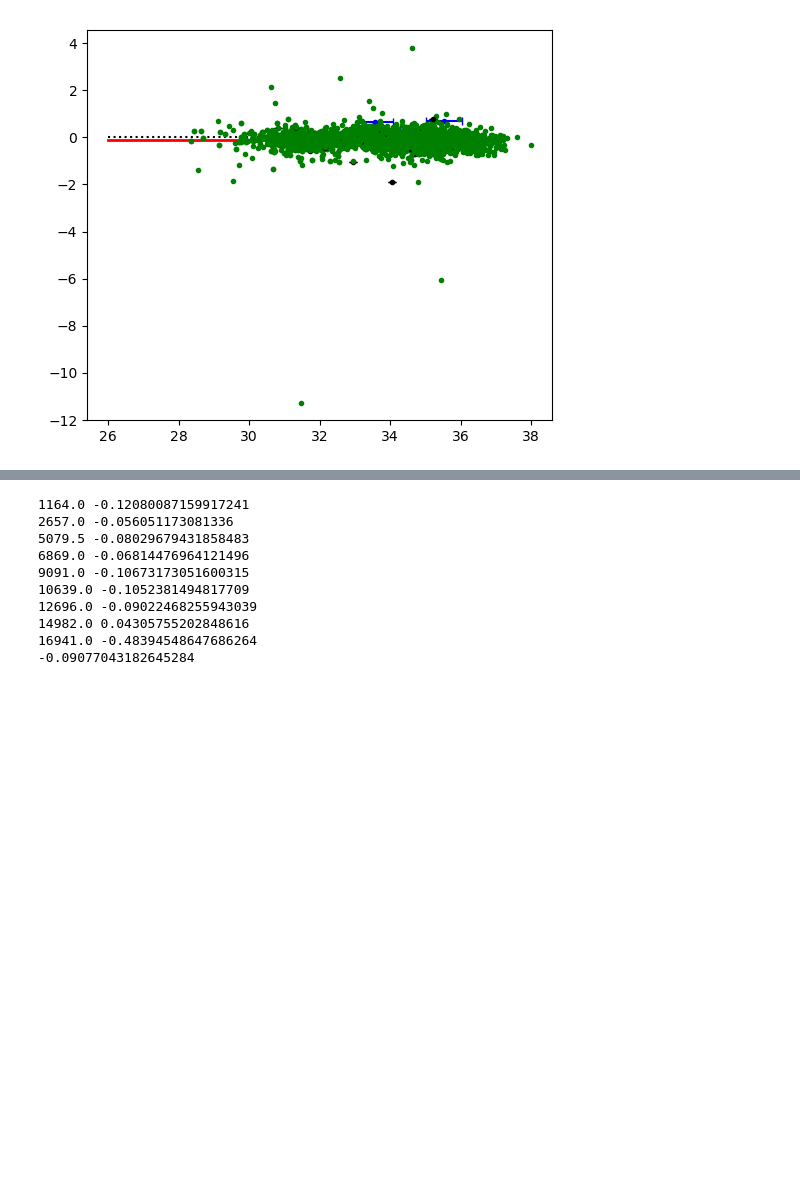
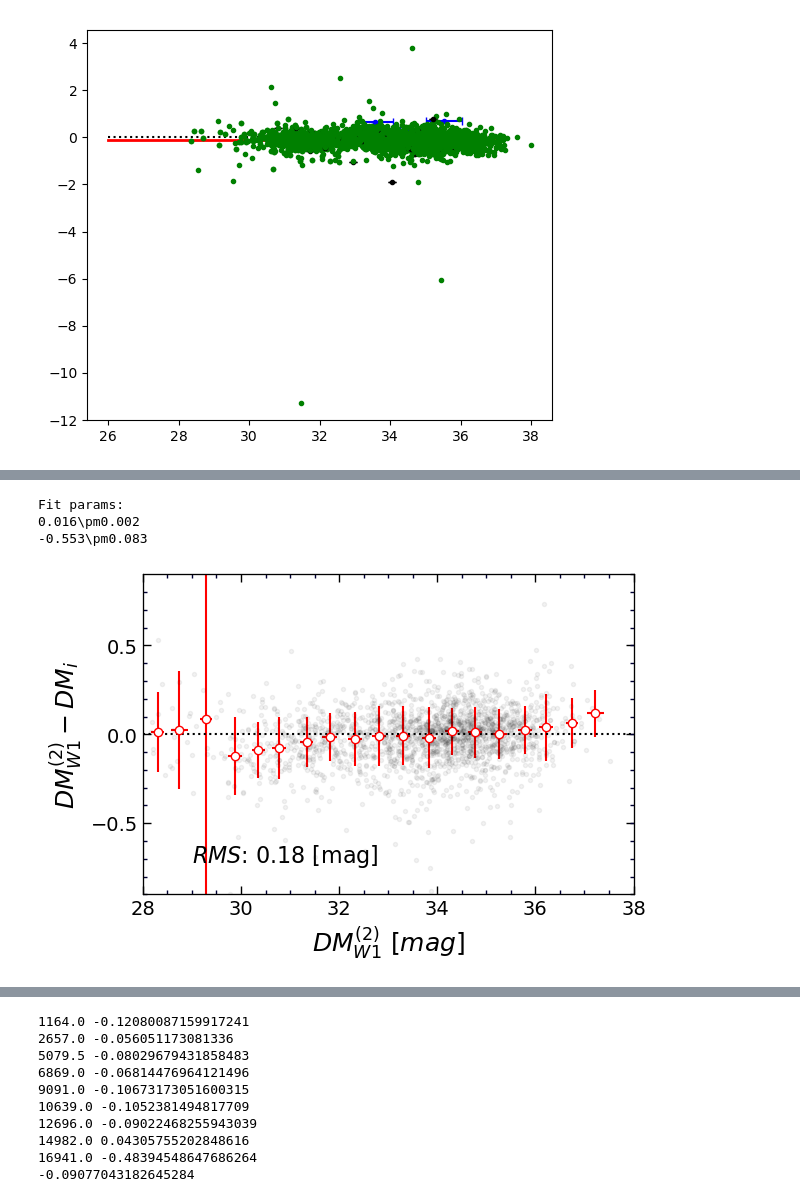
Before and after one commit to ekourkchi/TFcalibrators, a Jupyter notebook: fieldGals_quick.ipynb, the cells around one changed output, grey strips where cells are left out. Saved outputs shown, nothing was run; the diff lists cells and outputs as text; code cells hidden in the pictures; blank space fills up the shorter version.

```diff
--- a/fieldGals_quick.ipynb
+++ b/fieldGals_quick.ipynb
@@ -1578,4 +1578,17 @@ Fit params:
 [figure]
+# %%
+axes, _, fit, cov = adjustDM(DMw1, dDM_1, DM_i, dDM_i, DMw1,
+                        xlim=(28,38), indx=indx, quad=False,
+                        xlabel=r'$DM^{(2)}_{W1} \/\/[mag]$',
+                        ylabel='DM^{(2)}_{W1}', single=True,
+                        bias2 = DM_Bias_i,
+                        dx=0.5, scatter=True
+                        )
+# %% [output]
+Fit params:
+0.016\pm0.002
+-0.553\pm0.083
+[figure, added]
 # %%
 axes, _, fit, cov = adjustDM(DMw1, dDM_1, DM_i, dDM_i, Vls,
                         xlim=(0,20000), indx=indx, quad=False,
```
Also changed, not shown: parts of 2 cells of this notebook, 1 other file.
